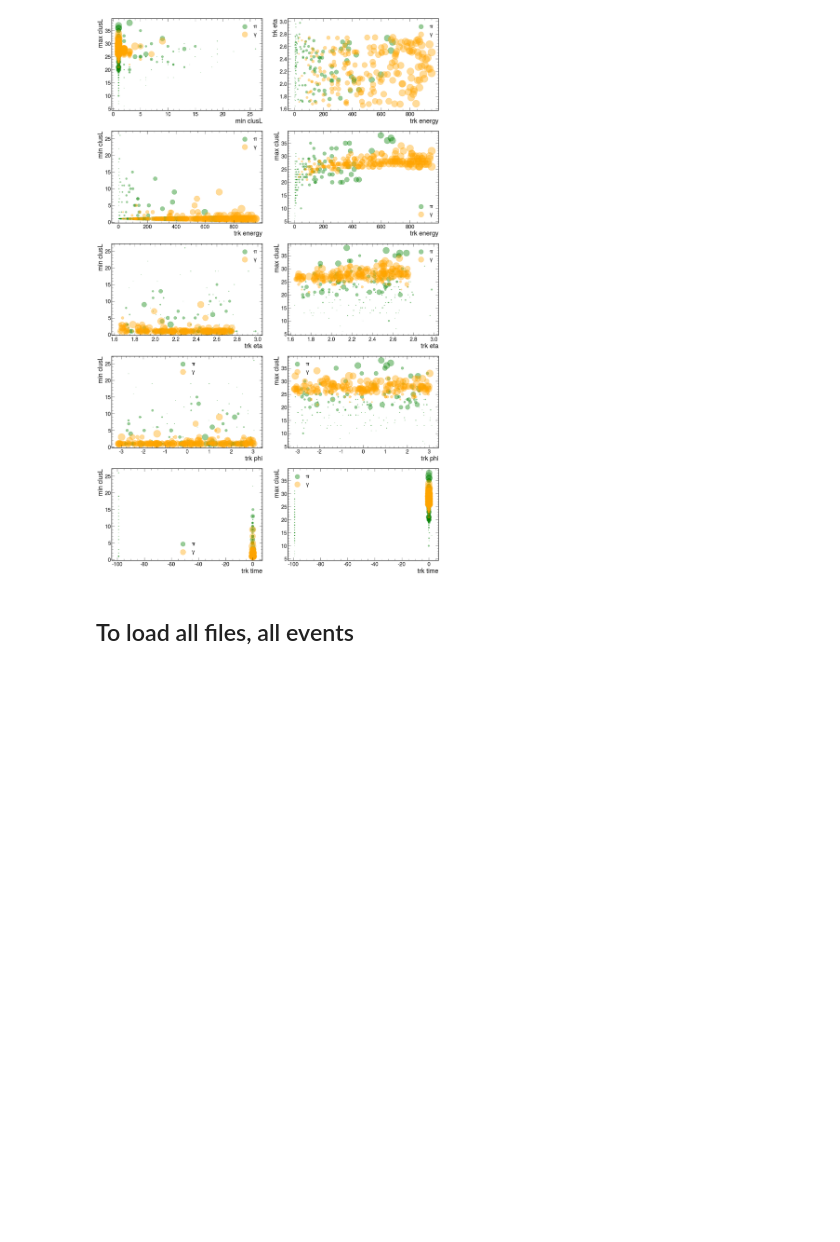
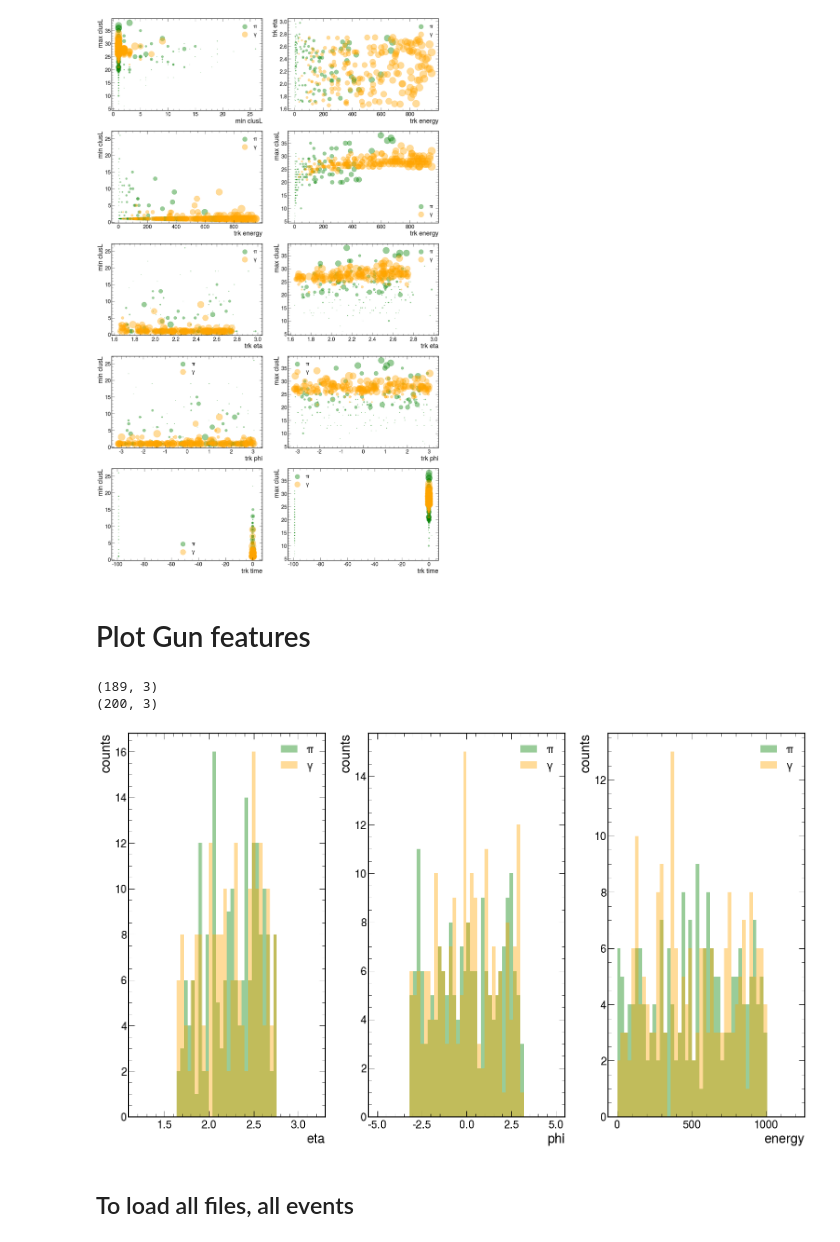
Before and after one commit to acappati/HGCalReco_scripts, a Jupyter notebook: Visualization_pho-pi_files.ipynb, the cells around one changed output. Saved outputs shown, nothing was run; the diff lists cells and outputs as text; code cells hidden in the pictures; blank space fills up the shorter version.

Commit message:
plot gun features in visualization

```diff
--- a/Visualization_pho-pi_files.ipynb
+++ b/Visualization_pho-pi_files.ipynb
@@ -290,6 +300,55 @@ plt.tight_layout()
 plt.show()
 # %% [output]
 [figure]
+# %% [markdown]
+# Plot Gun features
+# %%
+# --- pions
+gun_matrix_pi = [ ]
+for i_evt_pi in loadfile_pi:
+    gun_matrix_pi.append(i_evt_pi.gun_feat.numpy())
+
+#print(gun_matrix_pi)
+gun_matrix_pi = np.vstack(gun_matrix_pi)
+#print(gun_matrix_pi)
+print(gun_matrix_pi.shape)
+
+# --- photons
+gun_matrix_pho = [ ]
+for i_evt_pho in loadfile_pho:
+    gun_matrix_pho.append(i_evt_pho.gun_feat.numpy())
+
+gun_matrix_pho = np.vstack(gun_matrix_pho)
+print(gun_matrix_pho.shape)
+
+
+fig, axs = plt.subplots(1, 3, figsize=(20,12),dpi=80)
+#plot eta
+axs[0].hist(gun_matrix_pi[:,0], bins=50, range=(1.2,3.2), histtype='bar', color='green', alpha=0.4, label=r'$\pi$')
+axs[0].hist(gun_matrix_pho[:,0], bins=50, range=(1.2,3.2), histtype='bar', color='orange', alpha=0.4, label=r'$\gamma$')
+axs[0].legend()
+axs[0].set_xlabel('eta')
+axs[0].set_ylabel('counts')
+#plot phi
+axs[1].hist(gun_matrix_pi[:,1], bins=50, range=(-5,5), histtype='bar', color='green', alpha=0.4, label=r'$\pi$')
+axs[1].hist(gun_matrix_pho[:,1], bins=50, range=(-5,5), histtype='bar', color='orange', alpha=0.4, label=r'$\gamma$')
+axs[1].legend()
+axs[1].set_xlabel('phi')
+axs[1].set_ylabel('counts')
+#plot energy
+axs[2].hist(gun_matrix_pi[:,2], bins=50, range=(0,1200), histtype='bar', color='green', alpha=0.4, label=r'$\pi$')
+axs[2].hist(gun_matrix_pho[:,2], bins=50, range=(0,1200), histtype='bar', color='orange', alpha=0.4, label=r'$\gamma$')
+axs[2].legend()
+axs[2].set_xlabel('energy')
+axs[2].set_ylabel('counts')
+
+
+plt.tight_layout()
+plt.show()
+# %% [output]
+(189, 3)
+(200, 3)
+[figure, added]
 # %% [markdown]
 ## To load all files, all events
 # %% [markdown]
```
Also changed, not shown: parts of 3 cells of this notebook.
